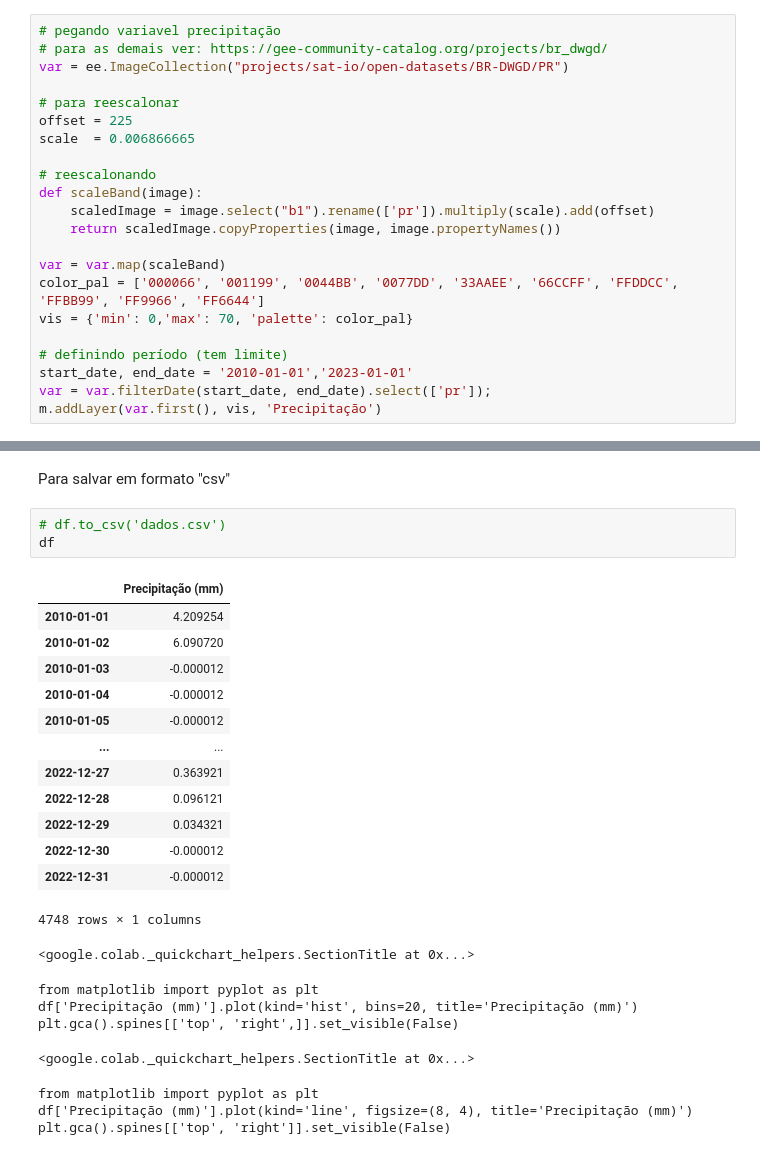
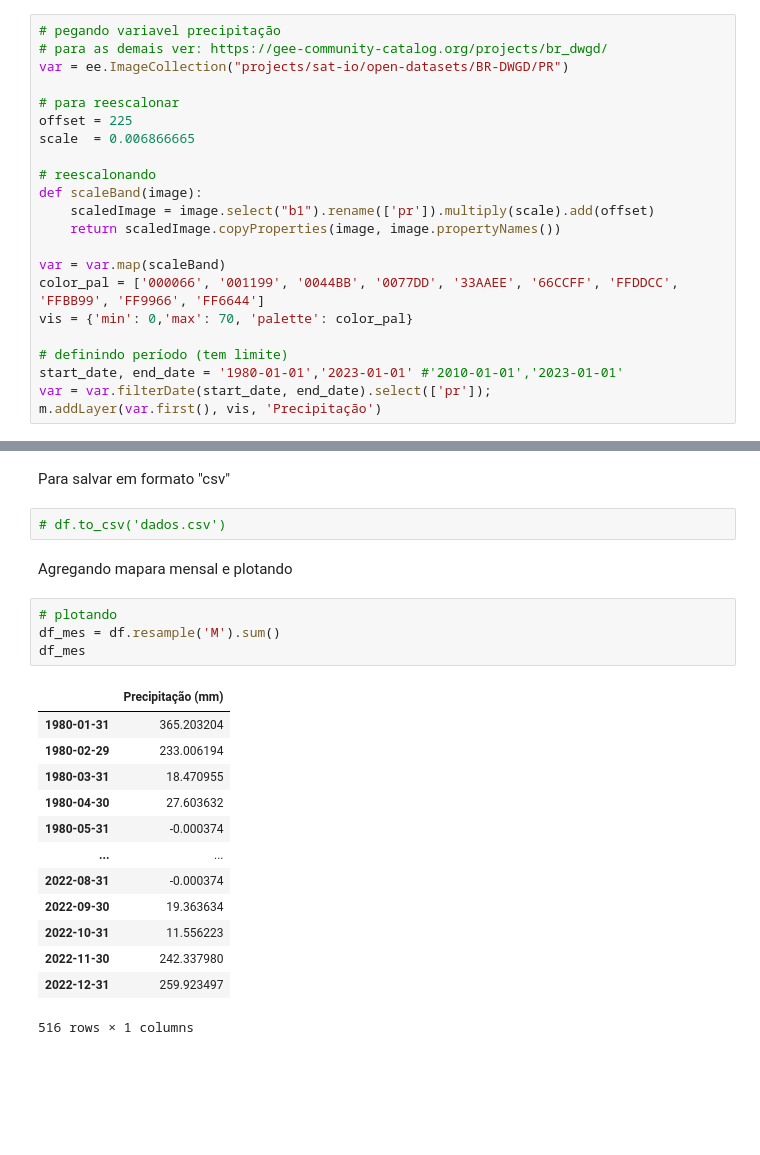
Before and after one commit to AlexandreCandidoXavier/BR-DWGD, a Jupyter notebook: exemplos/exemplo_google_earth.ipynb, the cells around one changed output, grey strips where cells are left out. Saved outputs shown, nothing was run; the diff lists cells and outputs as text; blank space fills up the shorter version.

```diff
--- a/exemplos/exemplo_google_earth.ipynb
+++ b/exemplos/exemplo_google_earth.ipynb
@@ -36,7 +45,7 @@ color_pal = ['000066', '001199', '0044BB', '0077DD', '33AAEE', '66CCFF', 'FFDDCC
 vis = {'min': 0,'max': 70, 'palette': color_pal}
 
 # definindo período (tem limite)
-start_date, end_date = '2010-01-01','2023-01-01'
+start_date, end_date = '1980-01-01','2023-01-01' #'2010-01-01','2023-01-01'
 var = var.filterDate(start_date, end_date).select(['pr']);
 m.addLayer(var.first(), vis, 'Precipitação')
 # %%
@@ -72,26 +81,23 @@ fig.show()
 Para salvar em formato "csv"
 # %%
 # df.to_csv('dados.csv')
-df
-# %% [output]
-|  | Precipitação (mm) |
-| 2010-01-01 | 4.209254 |
-| 2010-01-02 | 6.090720 |
-| 2010-01-03 | -0.000012 |
-| 2010-01-04 | -0.000012 |
-| 2010-01-05 | -0.000012 |
-| ... | ... |
-| 2022-12-27 | 0.363921 |
-| 2022-12-28 | 0.096121 |
-| 2022-12-29 | 0.034321 |
-| 2022-12-30 | -0.000012 |
-| 2022-12-31 | -0.000012 |
-4748 rows × 1 columns
-<google.colab._quickchart_helpers.SectionTitle at 0x...>
-from matplotlib import pyplot as plt
-df['Precipitação (mm)'].plot(kind='hist', bins=20, title='Precipitação (mm)')
-plt.gca().spines[['top', 'right',]].set_visible(False)
-<google.colab._quickchart_helpers.SectionTitle at 0x...>
-from matplotlib import pyplot as plt
-df['Precipitação (mm)'].plot(kind='line', figsize=(8, 4), title='Precipitação (mm)')
-plt.gca().spines[['top', 'right']].set_visible(False)
+# %% [markdown]
+Agregando mapara mensal e plotando
+# %%
+# plotando
+df_mes = df.resample('M').sum()
+df_mes
+# %% [output]
+|  | Precipitação (mm) |
+| 1980-01-31 | 365.203204 |
+| 1980-02-29 | 233.006194 |
+| 1980-03-31 | 18.470955 |
+| 1980-04-30 | 27.603632 |
+| 1980-05-31 | -0.000374 |
+| ... | ... |
+| 2022-08-31 | -0.000374 |
+| 2022-09-30 | 19.363634 |
+| 2022-10-31 | 11.556223 |
+| 2022-11-30 | 242.337980 |
+| 2022-12-31 | 259.923497 |
+516 rows × 1 columns
```
Also changed, not shown: parts of 2 cells of this notebook.
